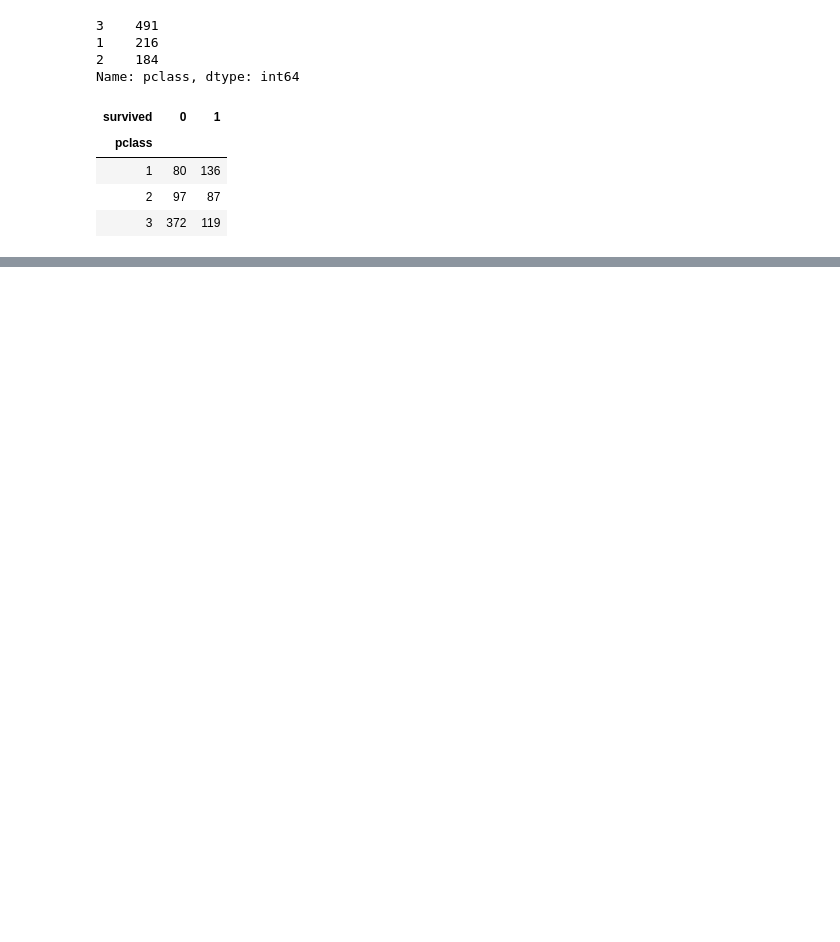
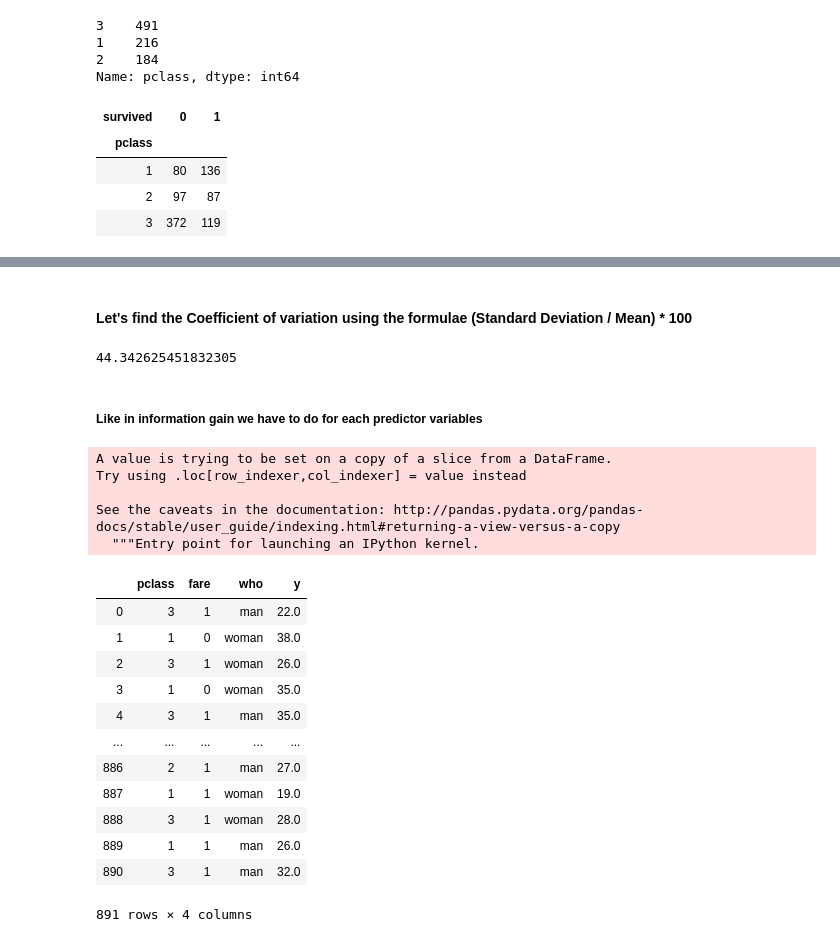
Before and after one commit to spk104/spklearn-ml, a Jupyter notebook: Class 26_Apr18.ipynb, the cells around one changed output, grey strips where cells are left out. Drawn from its saved outputs; the diff is of its cells as text; code cells hidden in the pictures; blank space fills up the shorter version.

```diff
--- a/Class 26_Apr18.ipynb
+++ b/Class 26_Apr18.ipynb
@@ -117,0 +192,5 @@ array([ 6.06546032, 10.56796933])
+# %%
+y = data['age']
+x = data[['pclass','fare','who']]
+
+y.isna().sum()
@@ -117,0 +246,8 @@ array([ 6.06546032, 10.56796933])
+# %%
+values = []
+for i in x['fare']:
+    if x['fare'].mean() > i:
+        values.append(1)
+    else:
+        values.append(0)
+x['fare'] = values
@@ -117,0 +269,31 @@ array([ 6.06546032, 10.56796933])
+# %% [markdown]
+#### Let's find the Coefficient of variation using the formulae (Standard Deviation / Mean) * 100
+# %%
+cv_y = (y.std()/y.mean()) * 100
+cv_y
+# %% [output]
+44.342625451832305
+# %% [markdown]
+##### Like in information gain we have to do for each predictor variables
+# %%
+x['y'] = y
+x
+# %% [output]
+A value is trying to be set on a copy of a slice from a DataFrame.
+Try using .loc[row_indexer,col_indexer] = value instead
+
+See the caveats in the documentation: http://pandas.pydata.org/pandas-docs/stable/user_guide/indexing.html#returning-a-view-versus-a-copy
+  """Entry point for launching an IPython kernel.
+|  | pclass | fare | who | y |
+| 0 | 3 | 1 | man | 22.0 |
+| 1 | 1 | 0 | woman | 38.0 |
+| 2 | 3 | 1 | woman | 26.0 |
+| 3 | 1 | 0 | woman | 35.0 |
+| 4 | 3 | 1 | man | 35.0 |
+| ... | ... | ... | ... | ... |
+| 886 | 2 | 1 | man | 27.0 |
+| 887 | 1 | 1 | woman | 19.0 |
+| 888 | 3 | 1 | woman | 28.0 |
+| 889 | 1 | 1 | man | 26.0 |
+| 890 | 3 | 1 | man | 32.0 |
+891 rows × 4 columns
```
Also changed, not shown: parts of 62 cells of this notebook, 17 other files.
